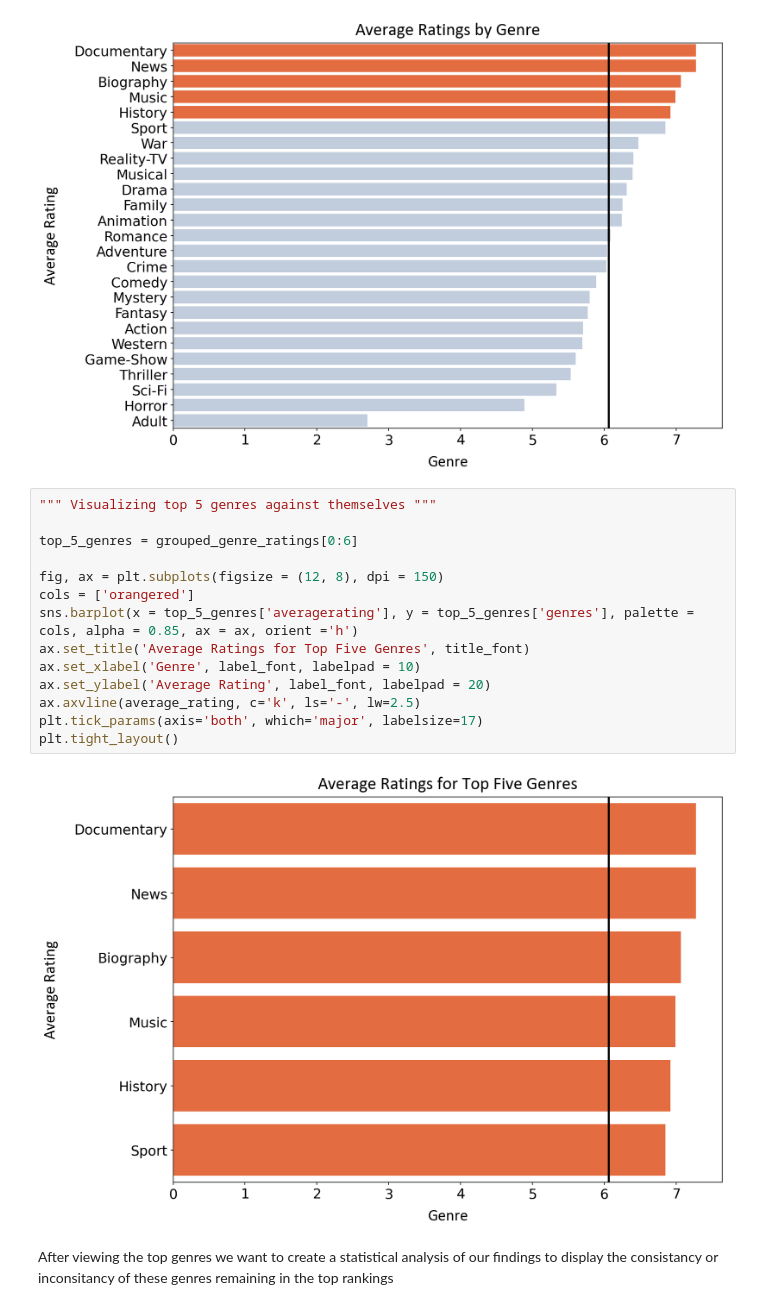
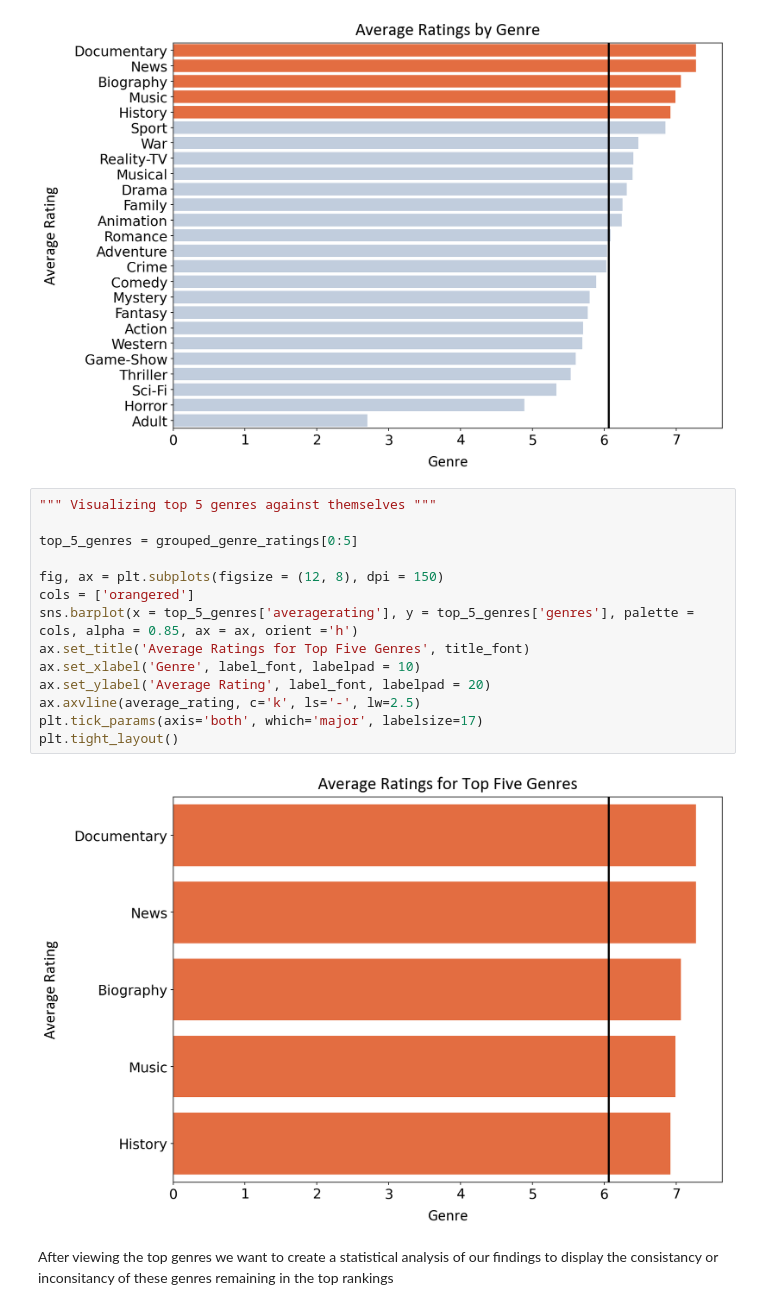
Before and after one commit to hacampbell1/teamaustin, a Jupyter notebook: computer_vision.ipynb, the cells around one changed output. Cells and saved outputs as stored; diff of their text form.

Commit message:
Fixing graphs

```diff
--- a/computer_vision.ipynb
+++ b/computer_vision.ipynb
@@ -171,19 +171,19 @@ plt.tight_layout()
 # %%
 """ Visualizing top 5 genres against themselves """
 
-top_5_genres = grouped_genre_ratings[0:6]
+top_5_genres = grouped_genre_ratings[0:5]
 
 fig, ax = plt.subplots(figsize = (12, 8), dpi = 150)
 cols = ['orangered']
 sns.barplot(x = top_5_genres['averagerating'], y = top_5_genres['genres'], palette = cols, alpha = 0.85, ax = ax, orient ='h')
 ax.set_title('Average Ratings for Top Five Genres', title_font)
 ax.set_xlabel('Genre', label_font, labelpad = 10)
 ax.set_ylabel('Average Rating', label_font, labelpad = 20)
 ax.axvline(average_rating, c='k', ls='-', lw=2.5)
 plt.tick_params(axis='both', which='major', labelsize=17)
 plt.tight_layout()
 # %% [output]
-[figure, old version]
+[figure, new version]
 # %% [markdown]
 After viewing the top genres we want to create a statistical analysis of our findings to display the consistancy or inconsitancy of these genres remaining in the top rankings
 # %% [markdown]
```
Also changed, not shown: parts of 2 cells of this notebook.
